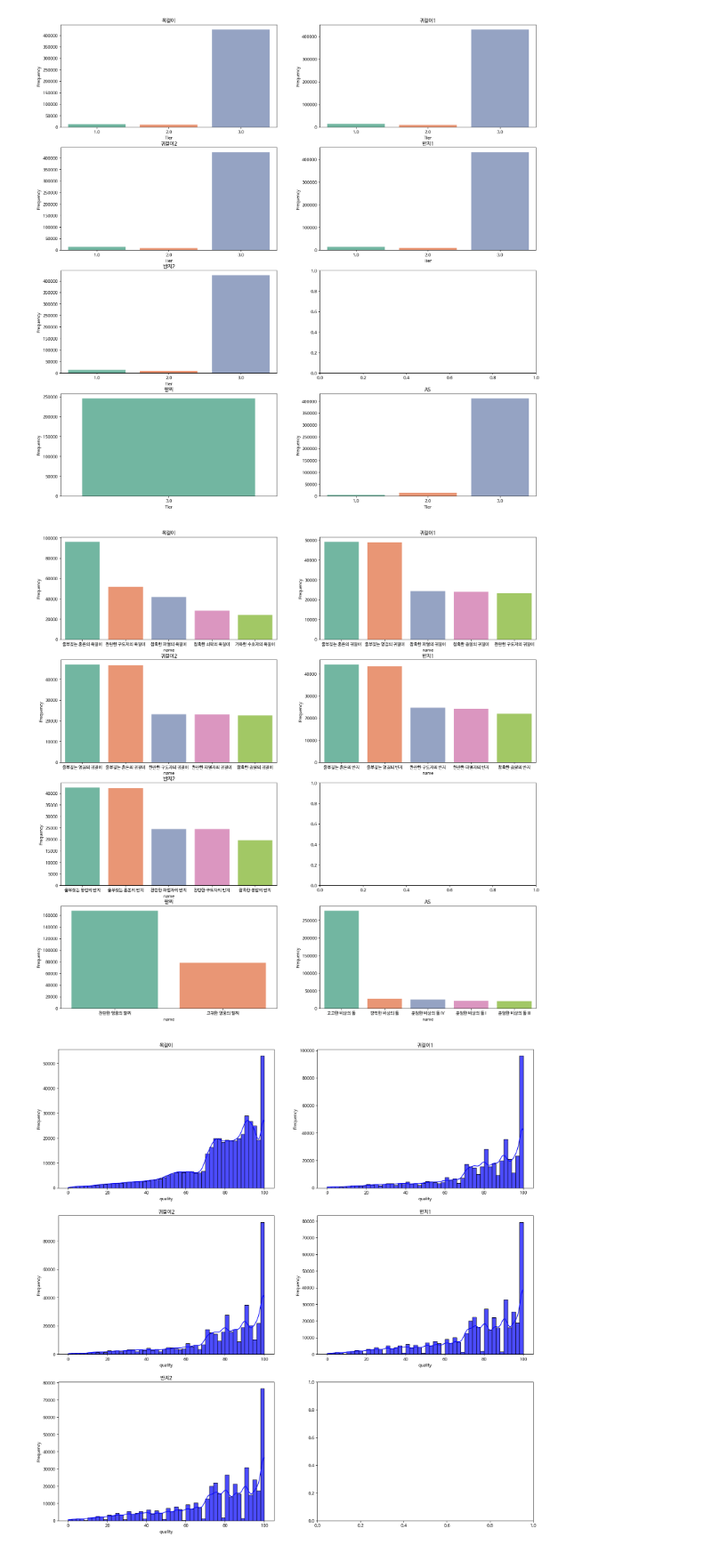
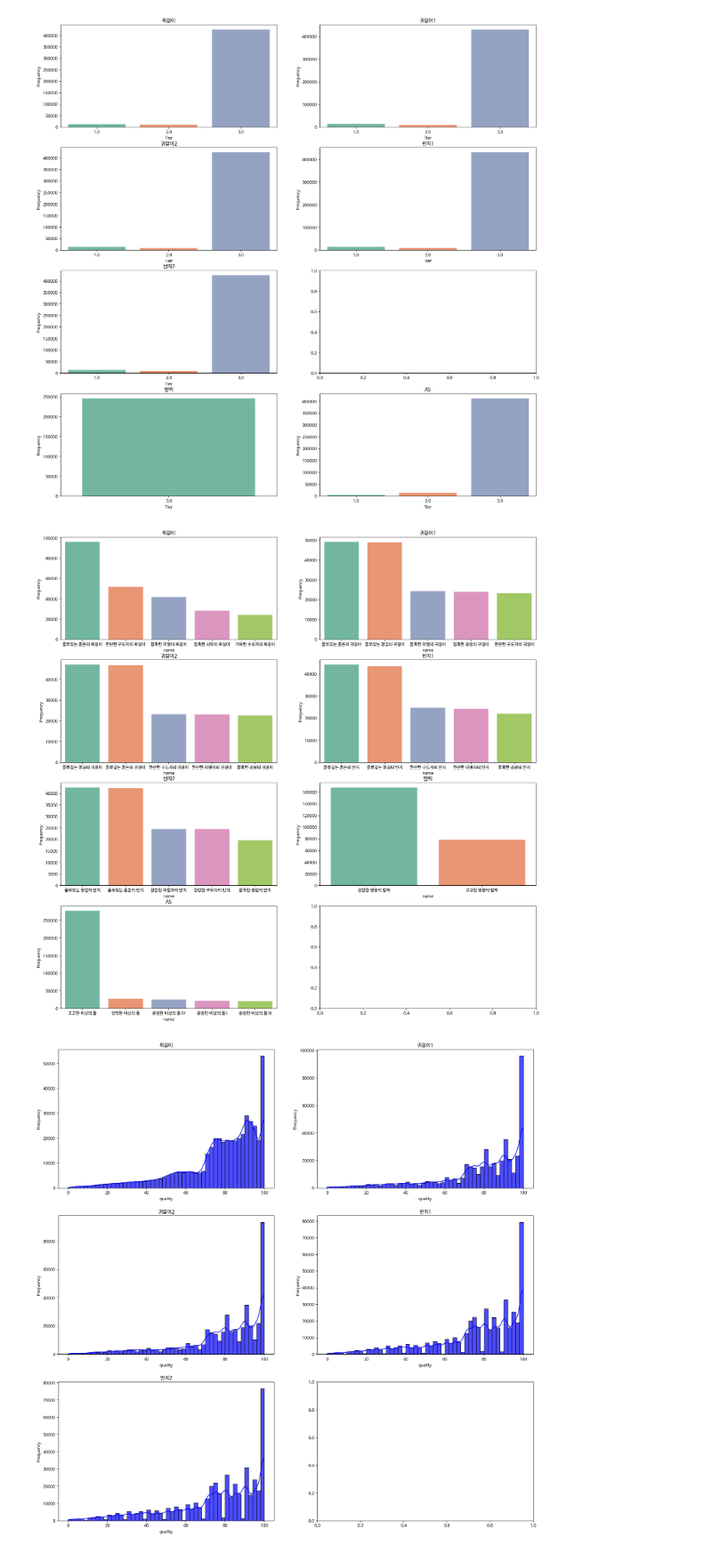
Before and after one commit to LeeNamGyu98/Lostark-API-DA, a Jupyter notebook: 05. EDA/Accessory.ipynb, the cells around one changed output. Shown at 89% size. Cells and saved outputs as stored; diff of their text form; code cells hidden in the pictures.

```diff
--- a/05. EDA/Accessory.ipynb
+++ b/05. EDA/Accessory.ipynb
@@ -78,17 +77,17 @@ plt.show()
 # %%
 fig, ax = plt.subplots(4, 2, figsize=(20, 20))
 idx = -1
 for i in range(4):
     for j in range(2):
         idx+=1
         data = df[f'{accessories[idx]}_name'].value_counts()[:5]
         sns.barplot(x=data.index, y=data.values, palette = 'Set2', ax=ax[i, j])
         ax[i, j].set_title(accessories[idx])
         ax[i, j].set_xlabel("name")
         ax[i, j].set_ylabel("Frequency")
-        if idx == 6: break
+        if idx == 4: break
 plt.show()
 # 울부짖는 혼돈의, 영겁의 acc는 어디서 얻을 수 있기에 많이 착용하나? 평균 quality는?
 # %% [output]
-[figure, old version]
+[figure, new version]
 # %%
```
Also changed, not shown: parts of 31 cells of this notebook, 1 other file.
